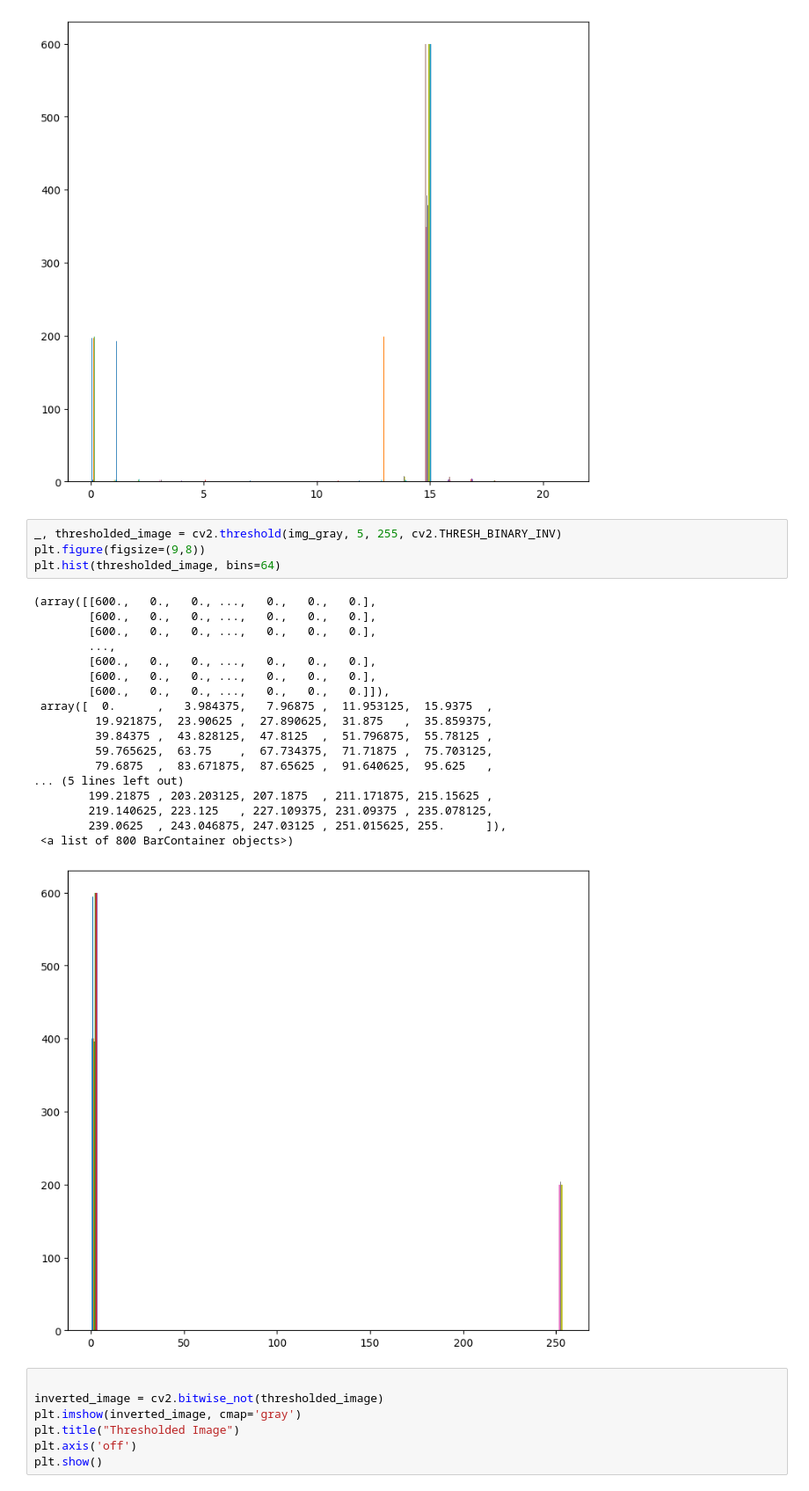
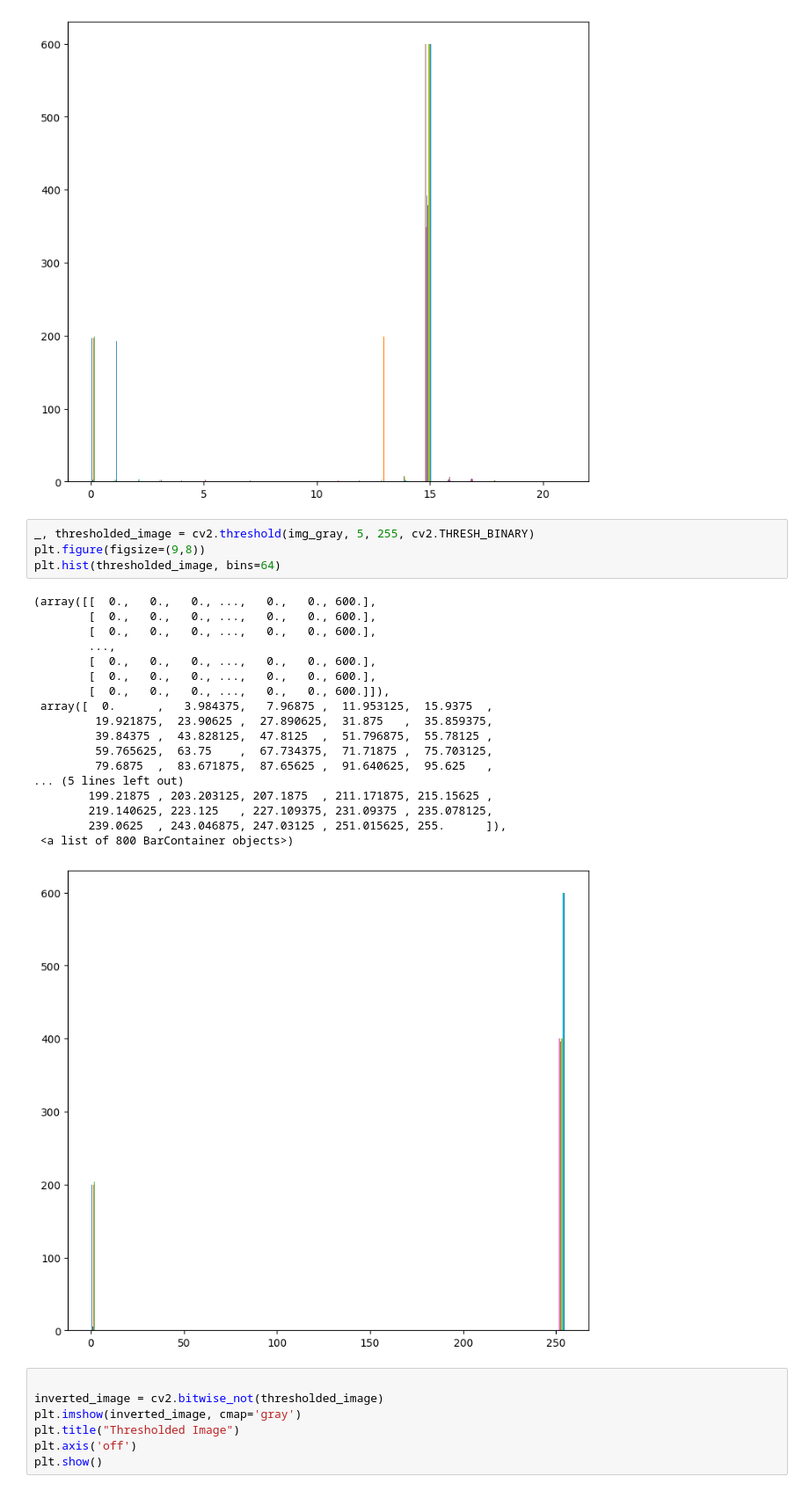
Before and after one commit to youssefmohammed03/Computer-Vision-Project, a Jupyter notebook: brightness_correctness.ipynb, the cells around one changed output. Shown at 88% size. Cells and saved outputs as stored; diff of their text form.

```diff
--- a/brightness_correctness.ipynb
+++ b/brightness_correctness.ipynb
@@ -45,28 +45,28 @@ plt.hist(img_gray, bins=64)
  <a list of 800 BarContainer objects>)
 [figure]
 # %%
-_, thresholded_image = cv2.threshold(img_gray, 5, 255, cv2.THRESH_BINARY_INV)
+_, thresholded_image = cv2.threshold(img_gray, 5, 255, cv2.THRESH_BINARY)
 plt.figure(figsize=(9,8))
 plt.hist(thresholded_image, bins=64)
 # %% [output]
-(array([[600.,   0.,   0., ...,   0.,   0.,   0.],
-        [600.,   0.,   0., ...,   0.,   0.,   0.],
-        [600.,   0.,   0., ...,   0.,   0.,   0.],
+(array([[  0.,   0.,   0., ...,   0.,   0., 600.],
+        [  0.,   0.,   0., ...,   0.,   0., 600.],
+        [  0.,   0.,   0., ...,   0.,   0., 600.],
         ...,
-        [600.,   0.,   0., ...,   0.,   0.,   0.],
-        [600.,   0.,   0., ...,   0.,   0.,   0.],
-        [600.,   0.,   0., ...,   0.,   0.,   0.]]),
+        [  0.,   0.,   0., ...,   0.,   0., 600.],
+        [  0.,   0.,   0., ...,   0.,   0., 600.],
+        [  0.,   0.,   0., ...,   0.,   0., 600.]]),
  array([  0.      ,   3.984375,   7.96875 ,  11.953125,  15.9375  ,
          19.921875,  23.90625 ,  27.890625,  31.875   ,  35.859375,
          39.84375 ,  43.828125,  47.8125  ,  51.796875,  55.78125 ,
          59.765625,  63.75    ,  67.734375,  71.71875 ,  75.703125,
          79.6875  ,  83.671875,  87.65625 ,  91.640625,  95.625   ,
 ... (5 lines left out)
         199.21875 , 203.203125, 207.1875  , 211.171875, 215.15625 ,
         219.140625, 223.125   , 227.109375, 231.09375 , 235.078125,
         239.0625  , 243.046875, 247.03125 , 251.015625, 255.      ]),
  <a list of 800 BarContainer objects>)
-[figure, old version]
+[figure, new version]
 # %%
 
 inverted_image = cv2.bitwise_not(thresholded_image)
```
Also changed, not shown: parts of 11 cells of this notebook.
